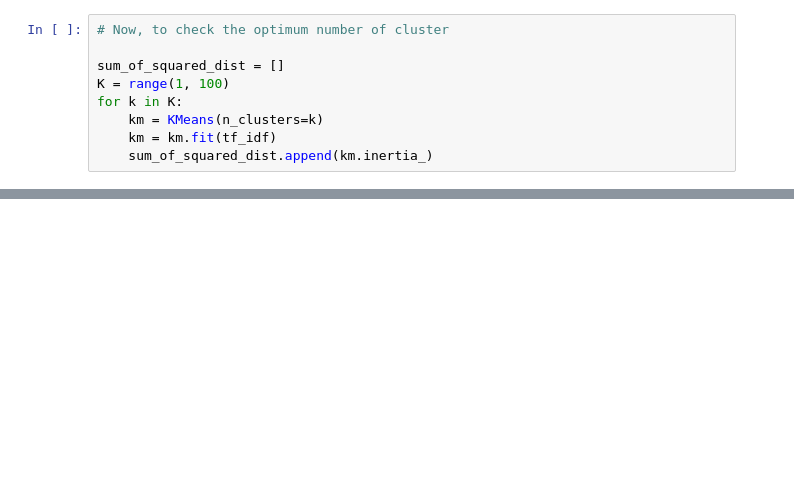
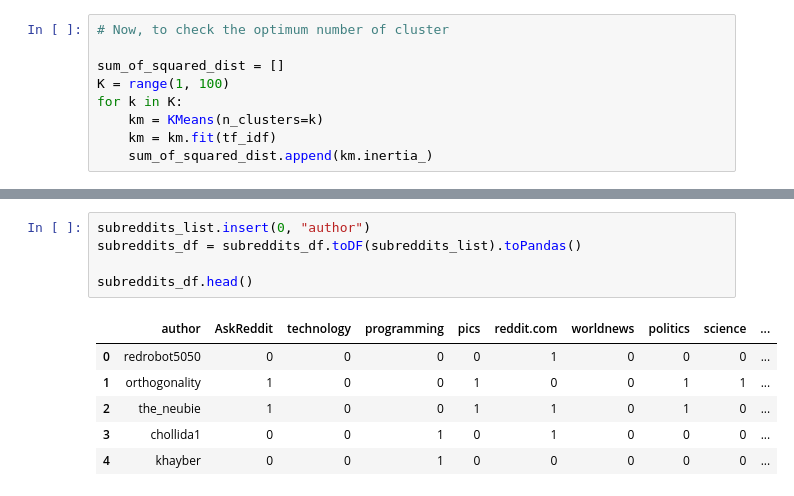
Before and after one commit to tjakrak/reddit-analysis-spark, a Jupyter notebook: Self-Directed Analysis.ipynb, the cells around one changed output, grey strips where cells are left out. Drawn from its saved outputs; the diff is of its cells as text; blank space fills up the shorter version.

```diff
--- a/Self-Directed Analysis.ipynb
+++ b/Self-Directed Analysis.ipynb
@@ -162,0 +222,12 @@ print(n_workers)
+# %%
+subreddits_list.insert(0, "author")
+subreddits_df = subreddits_df.toDF(subreddits_list).toPandas()
+
+subreddits_df.head()
+# %% [output]
+|  | author | AskReddit | technology | programming | pics | reddit.com | worldnews | politics | science | ... |
+| 0 | redrobot5050 | 0 | 0 | 0 | 0 | 1 | 0 | 0 | 0 | ... |
+| 1 | orthogonality | 1 | 0 | 0 | 1 | 0 | 0 | 1 | 1 | ... |
+| 2 | the_neubie | 1 | 0 | 0 | 1 | 1 | 0 | 1 | 0 | ... |
+| 3 | chollida1 | 0 | 0 | 1 | 0 | 1 | 0 | 0 | 0 | ... |
+| 4 | khayber | 0 | 0 | 1 | 0 | 0 | 0 | 0 | 0 | ... |
```
Also changed, not shown: parts of 19 cells of this notebook.
